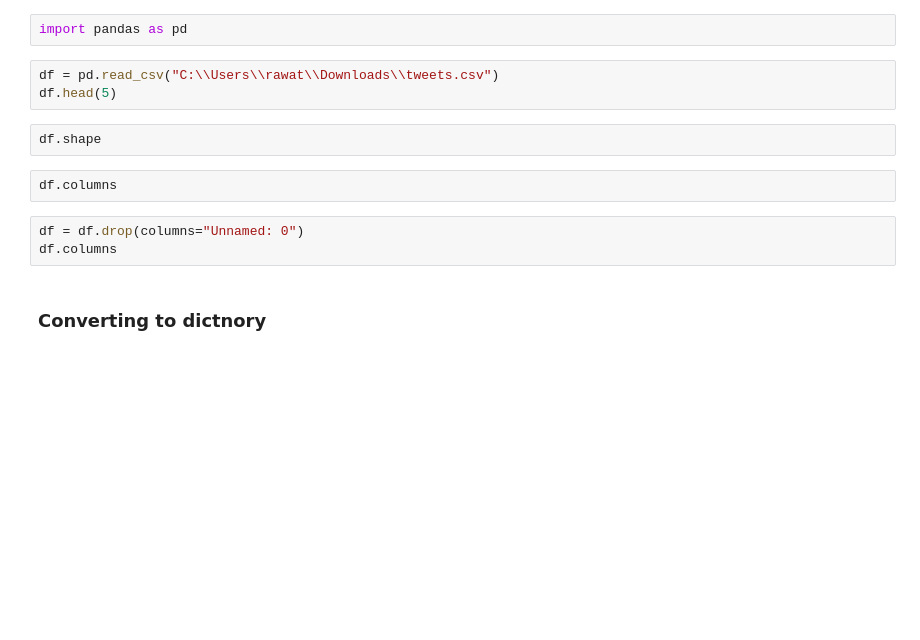
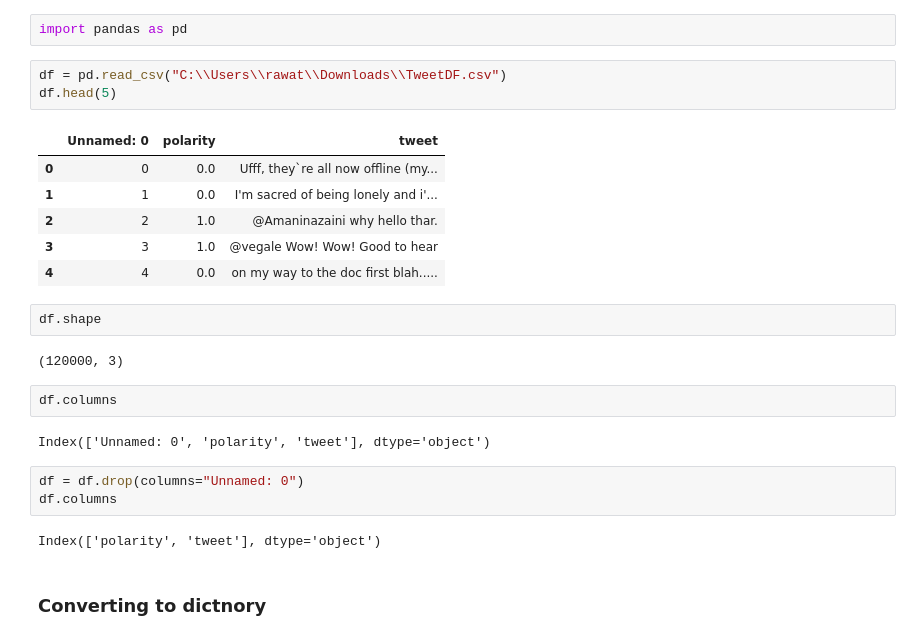
Before and after one commit to rawatshubham09/Twitter_Sentiment_Analysis, a Jupyter notebook: notebook/mongodb_demo2.ipynb, the cells around one changed output. Drawn from its saved outputs; the diff is of its cells as text; blank space fills up the shorter version.

```diff
--- a/notebook/mongodb_demo2.ipynb
+++ b/notebook/mongodb_demo2.ipynb
@@ -1,15 +1,28 @@
 # %%
 import pandas as pd
 # %%
-df = pd.read_csv("C:\\Users\\rawat\\Downloads\\tweets.csv")
+df = pd.read_csv("C:\\Users\\rawat\\Downloads\\TweetDF.csv")
 df.head(5)
+# %% [output]
+|  | Unnamed: 0 | polarity | tweet |
+| 0 | 0 | 0.0 | Ufff, they`re all now offline (my... |
+| 1 | 1 | 0.0 | I'm sacred of being lonely and i'... |
+| 2 | 2 | 1.0 | @Amaninazaini why hello thar. |
+| 3 | 3 | 1.0 | @vegale Wow! Wow! Good to hear |
+| 4 | 4 | 0.0 | on my way to the doc first blah..... |
 # %%
 df.shape
+# %% [output]
+(120000, 3)
 # %%
 df.columns
+# %% [output]
+Index(['Unnamed: 0', 'polarity', 'tweet'], dtype='object')
 # %%
 df = df.drop(columns="Unnamed: 0")
 df.columns
+# %% [output]
+Index(['polarity', 'tweet'], dtype='object')
 # %% [markdown]
 ### Converting to dictnory
 # %%
```
Also changed, not shown: parts of 4 cells of this notebook, 8 other files.
